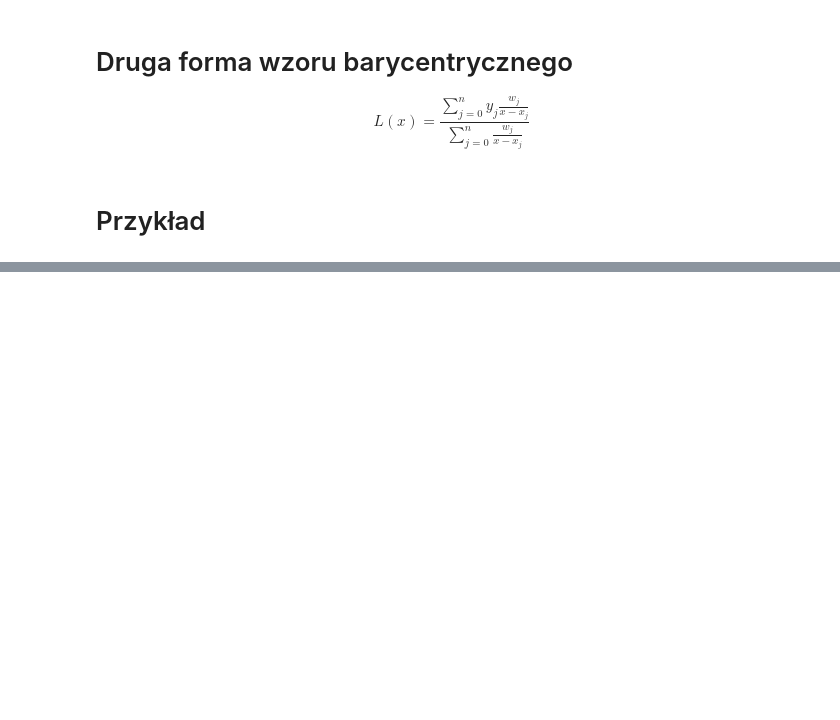
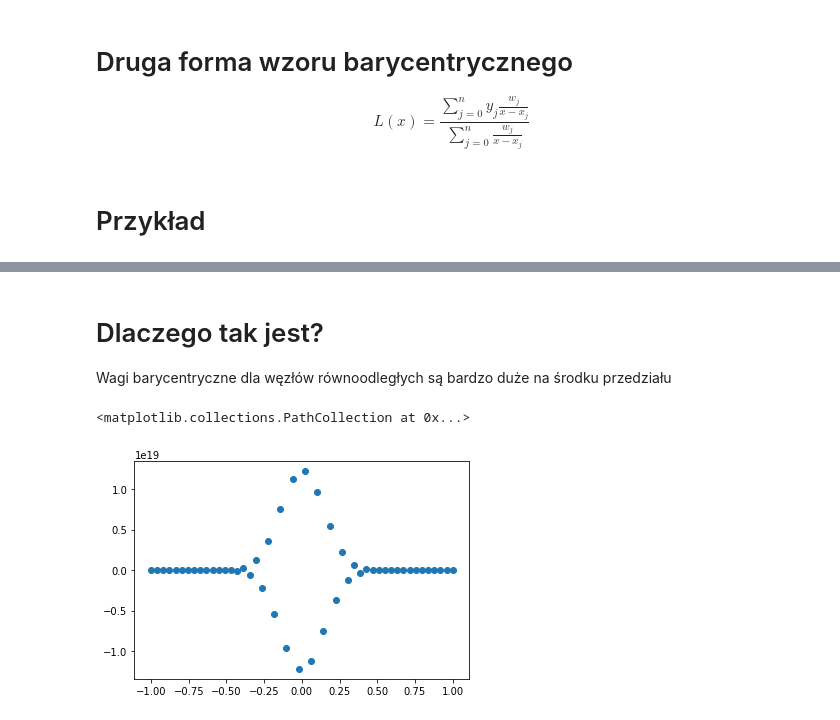
Before and after one commit to wojtekgrzela/public_lectures, a Jupyter notebook: Metody Numeryczne/Lecture 2 (interpolation)/Lecture 2.ipynb, the cells around one changed output, grey strips where cells are left out. Cells and saved outputs as stored; diff of their text form; code cells hidden in the pictures; blank space fills up the shorter version.

```diff
--- a/Metody Numeryczne/Lecture 2 (interpolation)/Lecture 2.ipynb
+++ b/Metody Numeryczne/Lecture 2 (interpolation)/Lecture 2.ipynb
@@ -233,0 +295,8 @@ plt.scatter(x_i,y_i)
+# %% [markdown]
+# Dlaczego tak jest?
+Wagi barycentryczne dla węzłów równoodległych są bardzo duże na środku przedziału
+# %%
+plt.scatter(x_i,w_i)
+# %% [output]
+<matplotlib.collections.PathCollection at 0x...>
+[figure, added]
```
Also changed, not shown: parts of 7 cells of this notebook.
